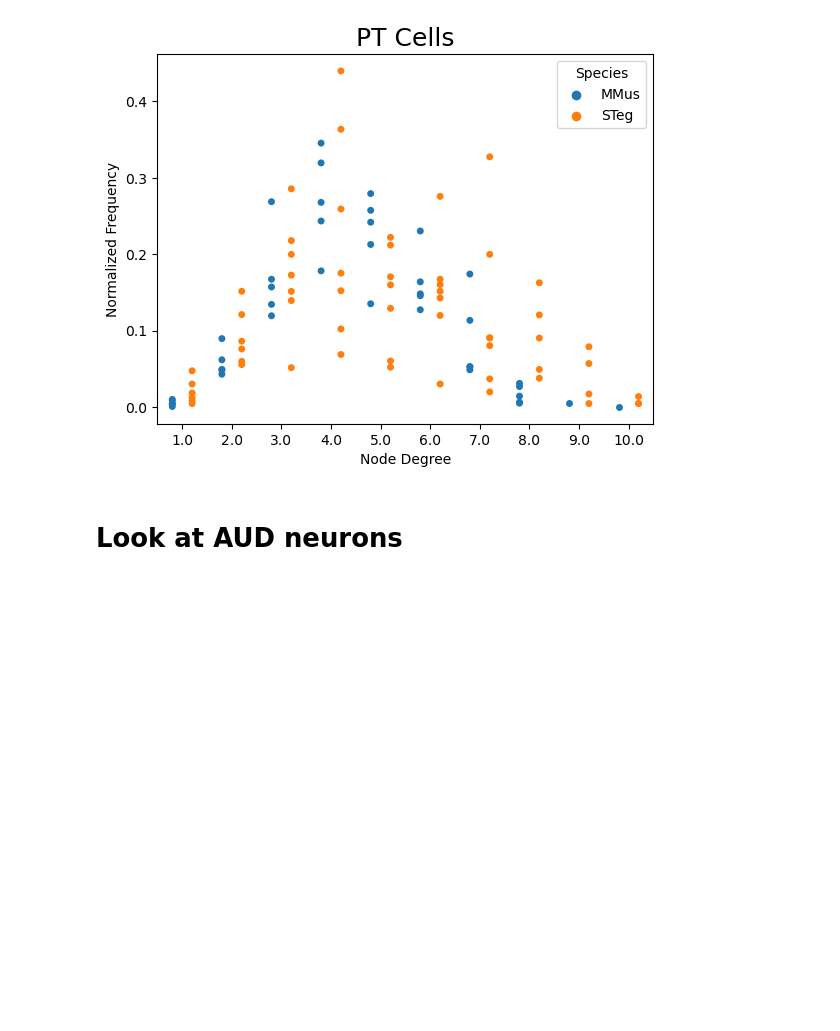
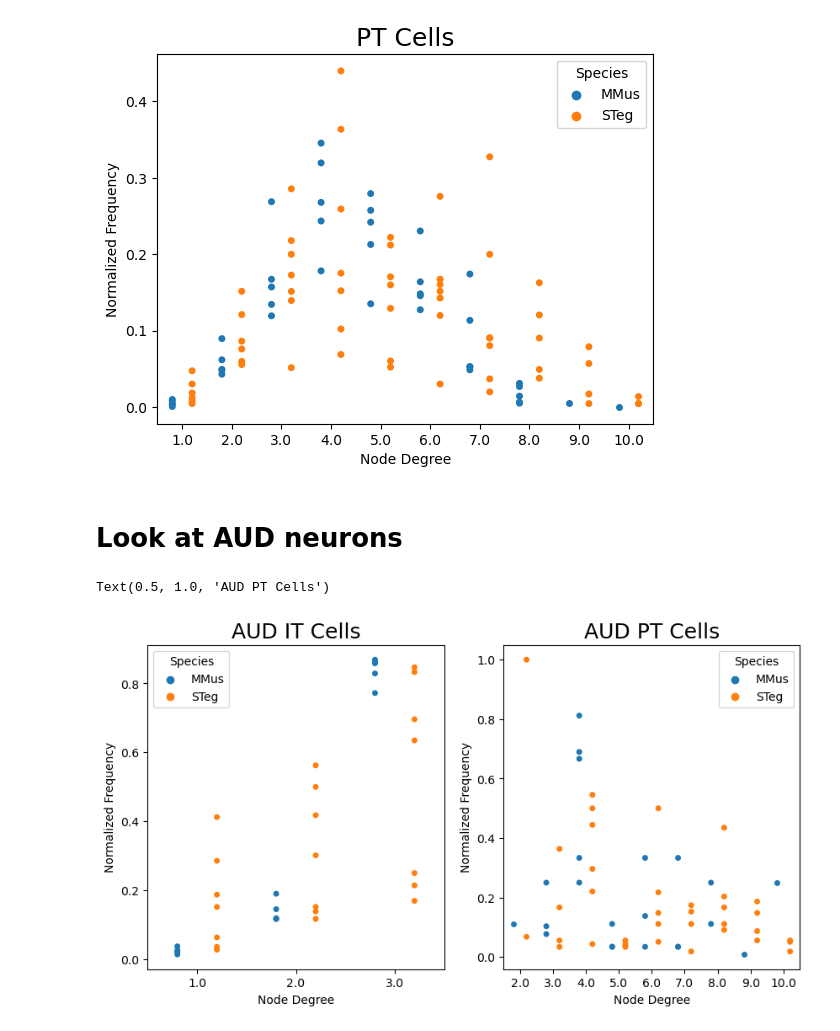
Before and after one commit to eisko/MAPseq_analysis, a Jupyter notebook: M194_M220_SC2.ipynb, the cells around one changed output. Cells and saved outputs as stored; diff of their text form; code cells hidden in the pictures; blank space fills up the shorter version.

```diff
--- a/M194_M220_SC2.ipynb
+++ b/M194_M220_SC2.ipynb
@@ -198,6 +198,23 @@ aud_mm_it_nodes = df_to_nodes(aud_it_mm, drop=["OMCi"], mice=mice_mm, species="M
 aud_st_it_nodes = df_to_nodes(aud_it_st, drop=["OMCi"], mice=mice_st, species="STeg")
 aud_mm_pt_nodes = df_to_nodes(aud_pt_mm, drop=["OMCi"], mice=mice_mm, species="MMus")
 aud_st_pt_nodes = df_to_nodes(aud_pt_st, drop=["OMCi"], mice=mice_st, species="STeg")
+# %%
+fig, axs = plt.subplots(1,2, figsize=(10,5))
+
+# make dot plots for degrees
+plot = pd.concat([aud_mm_it_nodes, aud_st_it_nodes])
+sns.stripplot(plot, x="Node Degree", y="Normalized Frequency", hue="Species", dodge=True,
+              jitter = False, ax=axs[0])
+axs[0].set_title("AUD IT Cells", size=18)
+
+# make dot plots for degrees
+plot = pd.concat([aud_mm_pt_nodes, aud_st_pt_nodes])
+sns.stripplot(plot, x="Node Degree", y="Normalized Frequency", hue="Species", dodge=True,
+              jitter = False, ax=axs[1])
+axs[1].set_title("AUD PT Cells", size=18)
+# %% [output]
+Text(0.5, 1.0, 'AUD PT Cells')
+[figure, added]
 # %%
 # make dot plots for degrees
 plot = pd.concat([aud_mm_it_nodes, aud_st_it_nodes])
```
Also changed, not shown: parts of 2 cells of this notebook.
